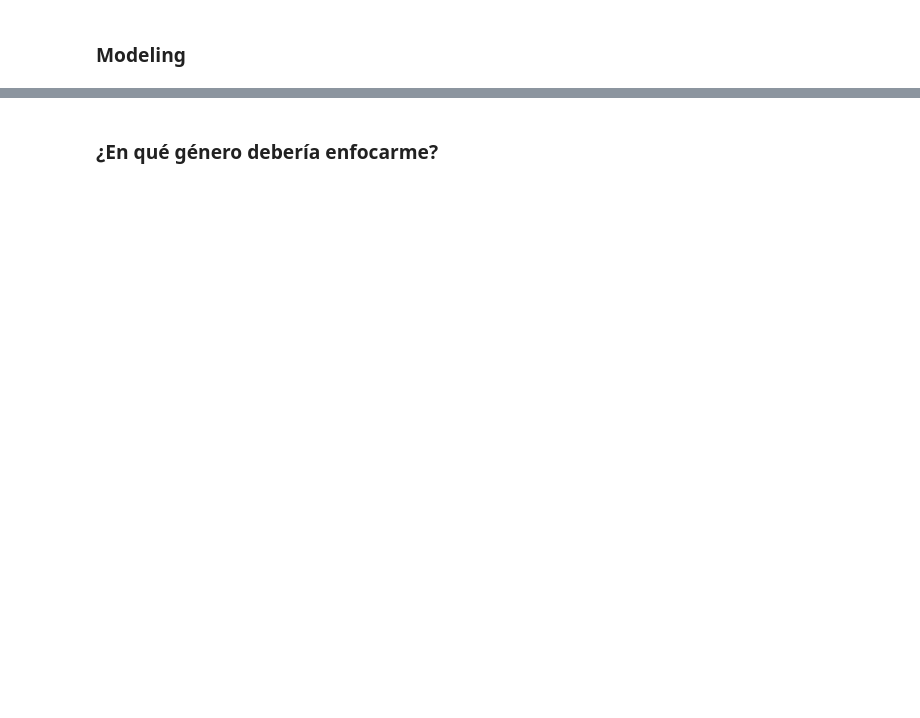
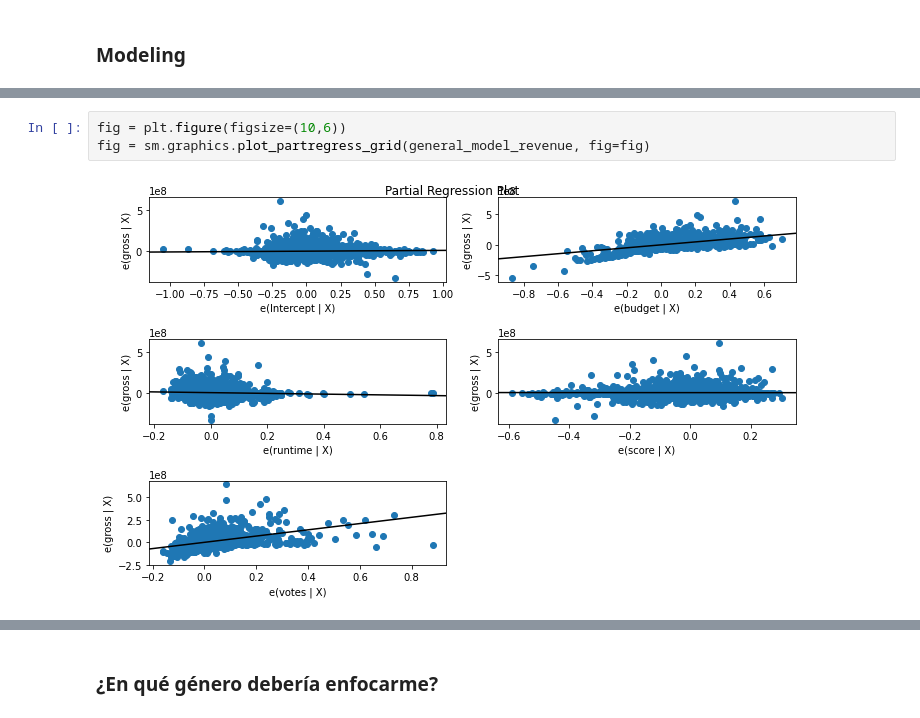
Before and after one commit to sanchiesa/Movie_Industry_Kaggle, a Jupyter notebook: notebooks/Movie_Revenue_Analysis.ipynb, the cells around one changed output, grey strips where cells are left out. Cells and saved outputs as stored; diff of their text form; blank space fills up the shorter version.

```diff
--- a/notebooks/Movie_Revenue_Analysis.ipynb
+++ b/notebooks/Movie_Revenue_Analysis.ipynb
@@ -503,6 +551,11 @@ OLS Regression Results
 | Kurtosis: | 35.805 | Cond. No. | 24.4 |
 Warnings:
 [1] Standard Errors assume that the covariance matrix of the errors is correctly specified.
+# %%
+fig = plt.figure(figsize=(10,6))
+fig = sm.graphics.plot_partregress_grid(general_model_revenue, fig=fig)
+# %% [output]
+[figure, added]
 # %%
 # Modeling for profit
 y = data_profit['profit']
```
Also changed, not shown: parts of 41 cells of this notebook.
